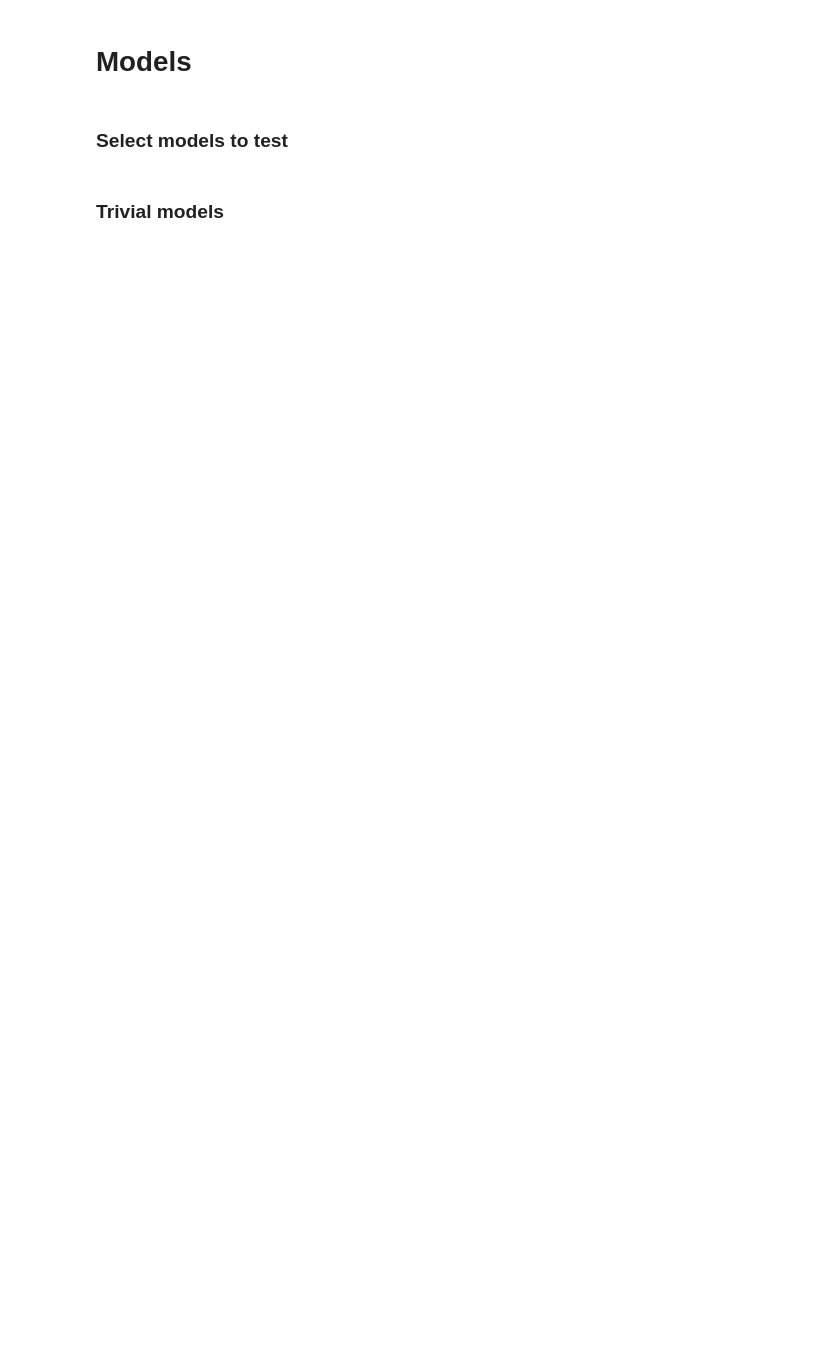
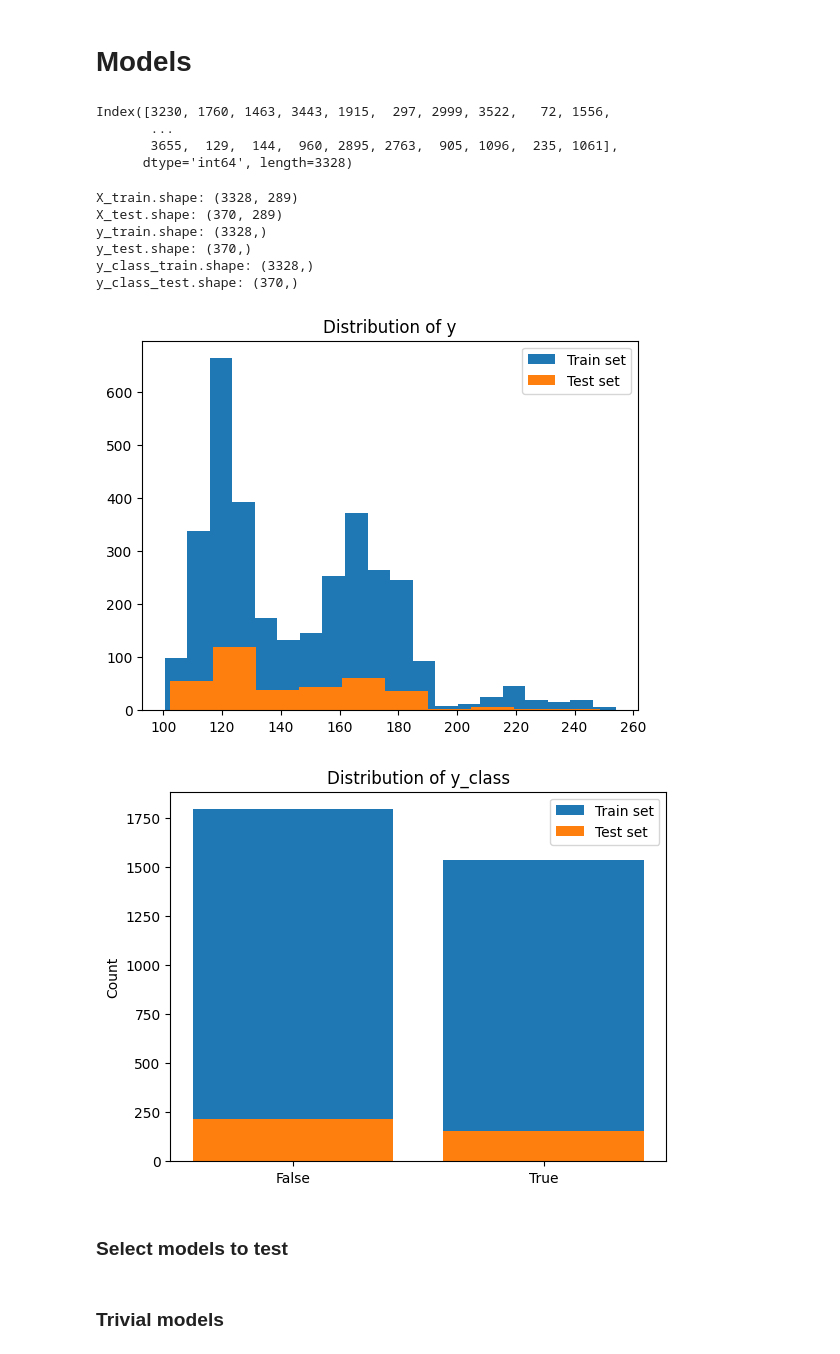
Before and after one commit to luck058/kaggle-gold-price-analysis, a Jupyter notebook: model_1_kaggle_gold_price_analysis.ipynb, the cells around one changed output. Cells and saved outputs as stored; diff of their text form; code cells hidden in the pictures; blank space fills up the shorter version.

```diff
--- a/model_1_kaggle_gold_price_analysis.ipynb
+++ b/model_1_kaggle_gold_price_analysis.ipynb
@@ -30,10 +48,12 @@ print(df.shape)
 # %%
+other_core_cols = []
 for asset in assets:
     df[f"{asset} close diff"] = df[f"{asset} close"].diff()
-
-    other_core_cols += [f'{asset} high-low', f'{asset} close-open', f'{asset} close diff']
     df[f'{asset} high-low'] = df[f'{asset} high'] - df[f'{asset} low']
     df[f'{asset} close-open'] = df[f'{asset} close'] - df[f'{asset} open']
 
-    display(df.head())
-    print(df.shape)
+    other_core_cols += [f'{asset} high-low', f'{asset} close-open', f'{asset} close diff']
+
+
+display(df.head())
+print(df.shape)
@@ -107,37 +174,57 @@ from sklearn.metrics import mean_squared_error, r2_score
 from sklearn.model_selection import cross_validate
 
 from sklearn.preprocessing import StandardScaler
+# %%
+print(y_train.index)
+# %% [output]
+Index([3230, 1760, 1463, 3443, 1915,  297, 2999, 3522,   72, 1556,
+       ...
+       3655,  129,  144,  960, 2895, 2763,  905, 1096,  235, 1061],
+      dtype='int64', length=3328)
 # %%
 np.random.seed(1)
 
 X_train, X_test, y_train, y_test = train_test_split(X, y, test_size=0.1, random_state=1)
 y_class_train = y_train > y_train.mean()
 y_class_test = y_test > y_train.mean()
 
-scaler = StandardScaler()
-X_train_normalized = pd.DataFrame(scaler.fit_transform(X_train), columns=X_train.columns)
-X_test_normalized = pd.DataFrame(scaler.transform(X_test), columns=X_test.columns)
+scaler_X = StandardScaler()
+X_train_normalized = pd.DataFrame(scaler_X.fit_transform(X_train), columns=X_train.columns)
+X_test_normalized = pd.DataFrame(scaler_X.transform(X_test), columns=X_test.columns)
+
+scaler_y = StandardScaler()
+y_train_normalized = pd.Series(scaler_y.fit_transform(y_train.values.reshape(-1, 1)).reshape(-1,), index=y_train.index)
+y_test_normalized = pd.Series(scaler_y.fit_transform(y_test.values.reshape(-1, 1)).reshape(-1,), index=y_test.index)
 
 print("X_train.shape:", X_train.shape)
 print("X_test.shape:", X_test.shape)
 print("y_train.shape:", y_train.shape)
 print("y_test.shape:", y_test.shape)
 print("y_class_train.shape:", y_class_train.shape)
 print("y_class_test.shape:", y_class_test.shape)
 
 plt.hist(y_train, bins=20, label="Train set")
 plt.hist(y_test, bins=10, label="Test set")
 plt.title("Distribution of y")
 plt.legend()
 plt.show()
 
 plt.bar([0, 1], [len(y_class_train) - y_class_train.sum(), y_class_train.sum()], label="Train set")
 plt.bar([0, 1], [len(y_class_test) - y_class_test.sum(), y_class_test.sum()], label="Test set")
 plt.xticks([0, 1], ["False", "True"])
 plt.ylabel("Count")
 plt.title("Distribution of y_class")
 plt.legend()
 plt.show()
+# %% [output]
+X_train.shape: (3328, 289)
+X_test.shape: (370, 289)
+y_train.shape: (3328,)
+y_test.shape: (370,)
+y_class_train.shape: (3328,)
+y_class_test.shape: (370,)
+[figure, added]
+[figure, added]
 # %%
 class PredictZero:
     """Model which just predicts y as 0 irrespective of X"""
```
Also changed, not shown: parts of 22 cells of this notebook.
